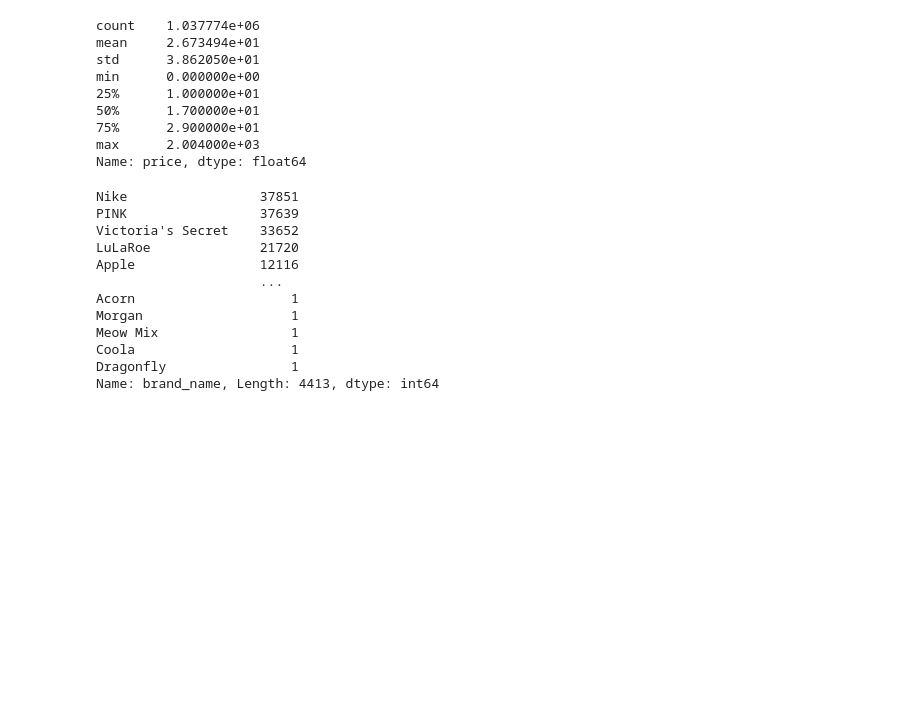
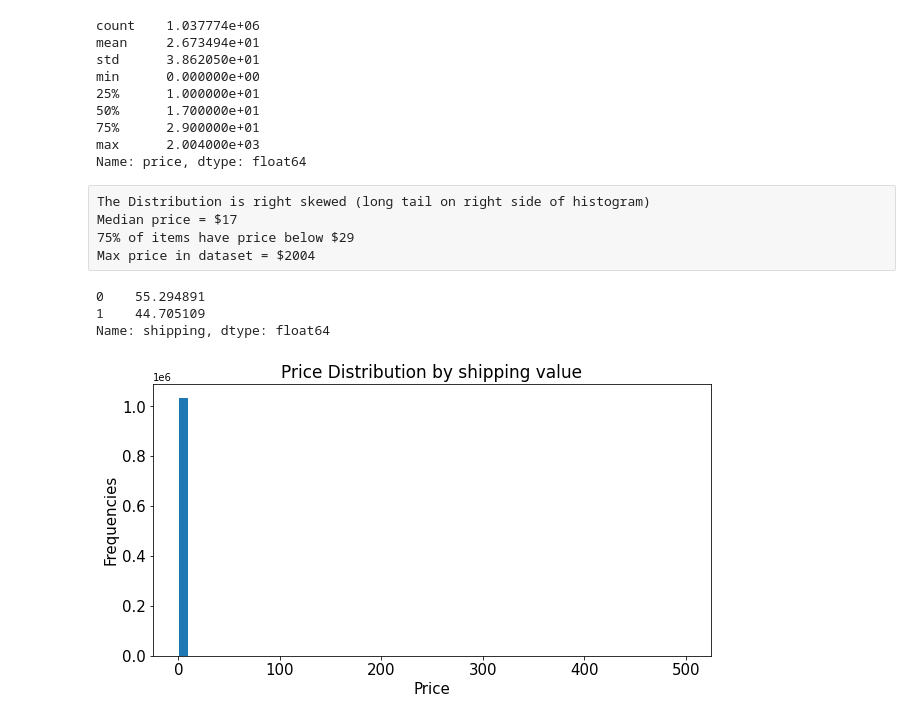
Before and after one commit to akshaymg99/Mercari_ML_QuickBytes, a Jupyter notebook: Mercari_workspace.ipynb, the cells around one changed output. Saved outputs shown, nothing was run; the diff lists cells and outputs as text; code cells hidden in the pictures; blank space fills up the shorter version.

```diff
--- a/Mercari_workspace.ipynb
+++ b/Mercari_workspace.ipynb
@@ -78,22 +124,26 @@ min      0.000000e+00
 75%      2.900000e+01
 max      2.004000e+03
 Name: price, dtype: float64
-# %%
-# no of unique values in brand_name feature
-len(train.brand_name.unique())    ## 4413 unique values in brand_name
-
-# count of no. of unique values of each type
-train.brand_name.value_counts()
-# %% [output]
-Nike                 37851
-PINK                 37639
-Victoria's Secret    33652
-LuLaRoe              21720
-Apple                12116
-                     ...
-Acorn                    1
-Morgan                   1
-Meow Mix                 1
-Coola                    1
-Dragonfly                1
-Name: brand_name, Length: 4413, dtype: int64
+# %% [raw]
+The Distribution is right skewed (long tail on right side of histogram)
+Median price = $17
+75% of items have price below $29
+Max price in dataset = $2004
+# %%
+train['shipping'].value_counts(normalize=True)*100
+
+## Shipping fee for 55% of items is paid by buyers
+# %% [output]
+0    55.294891
+1    44.705109
+Name: shipping, dtype: float64
+# %%
+## Price distribution by shipping value
+train['shipping'].plot.hist(bins=50, figsize=(10, 5), edgecolor='white', range=[0, 500] )
+plt.xlabel('Price', fontsize=15)
+plt.ylabel('Frequencies', fontsize=15)
+plt.tick_params(labelsize=15)
+plt.title('Price Distribution by shipping value', fontsize=17)
+plt.show()
+# %% [output]
+[figure, added]
```
Also changed, not shown: parts of 4 cells of this notebook.
